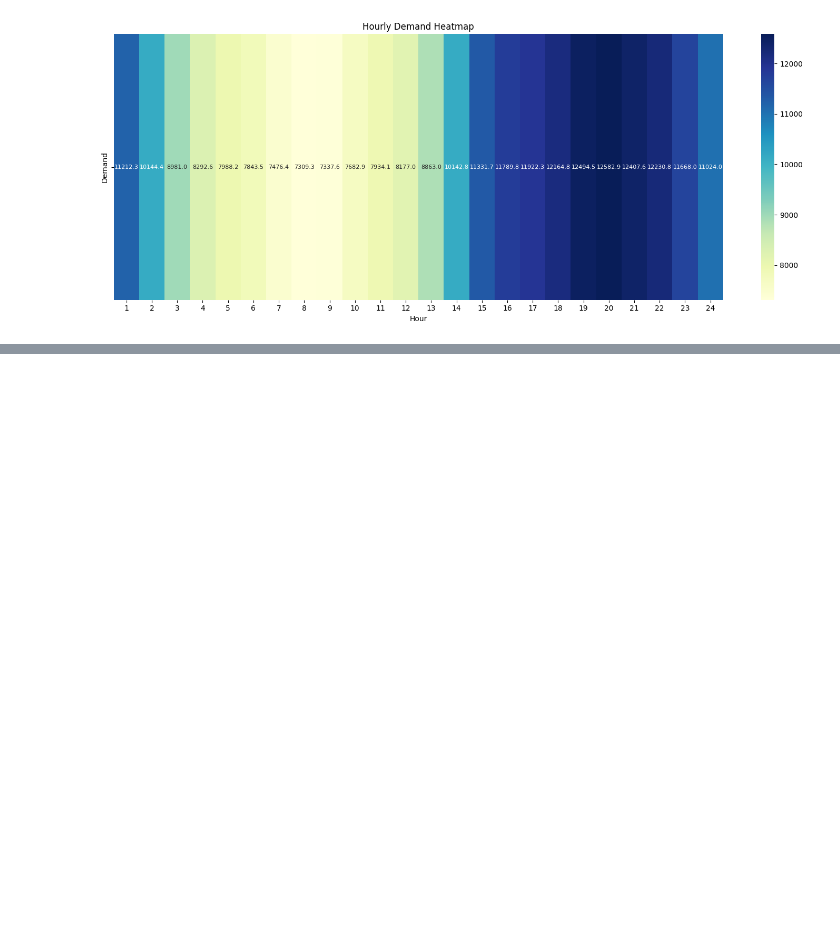
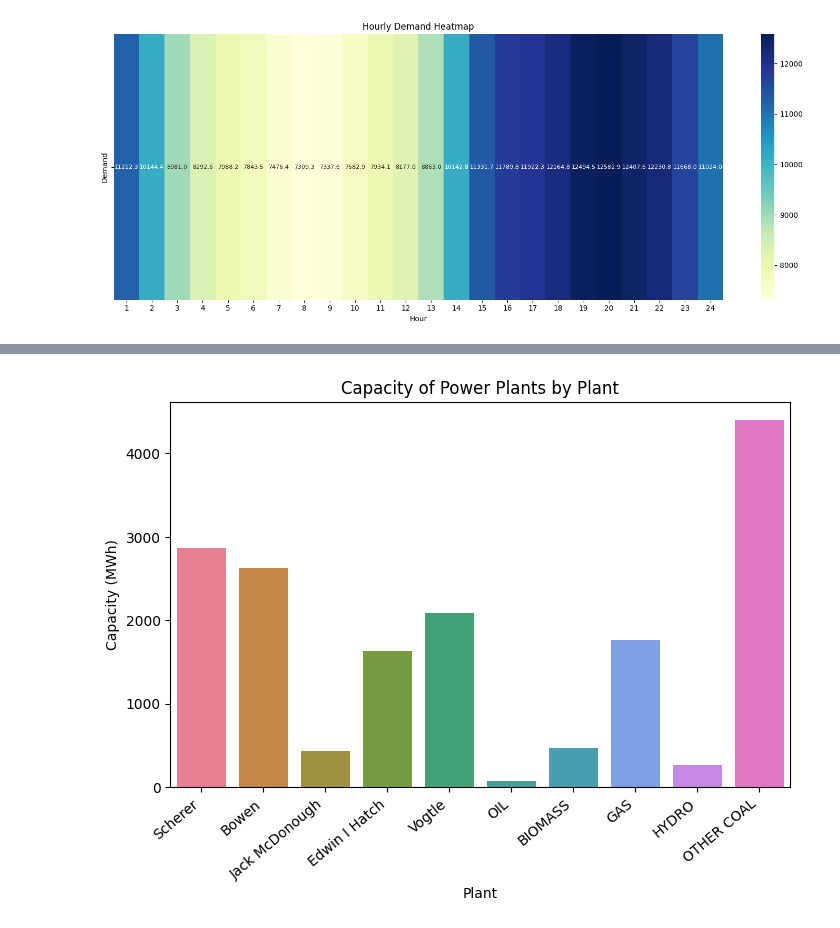
Before and after one commit to EthanFajnkuchen/generation-schedule-optimization, a Jupyter notebook: final_project.ipynb, the cells around one changed output, grey strips where cells are left out. Cells and saved outputs as stored; diff of their text form; code cells hidden in the pictures; blank space fills up the shorter version.

```diff
--- a/final_project.ipynb
+++ b/final_project.ipynb
@@ -122,3 +157,25 @@ plt.show()
+# %%
+plants_capacity = df_power_plant_infos.set_index('Plant').Capacity.to_dict()
+fig, ax = plt.subplots(figsize=(8, 5))  # Adjust the figure size if needed
+
+# Create a barplot with a color palette
+capacity_plot = sns.barplot(
+    x=list(plants_capacity.keys()),
+    y=[plants_capacity[k] for k in plants_capacity],
+    palette='husl'
+)
+
+# Rotate the x-axis labels for better readability
+capacity_plot.set_xticklabels(capacity_plot.get_xticklabels(), rotation=40, ha='right')
+
+# Set axis labels and title
+capacity_plot.set(xlabel='Plant', ylabel='Capacity (MWh)')
+capacity_plot.set_title('Capacity of Power Plants by Plant')
+
+# Display the plot
+plt.show()
+# %% [output]
+[figure, added]
 # %%
 # Separation
 # %%
```
Also changed, not shown: parts of 5 cells of this notebook.
